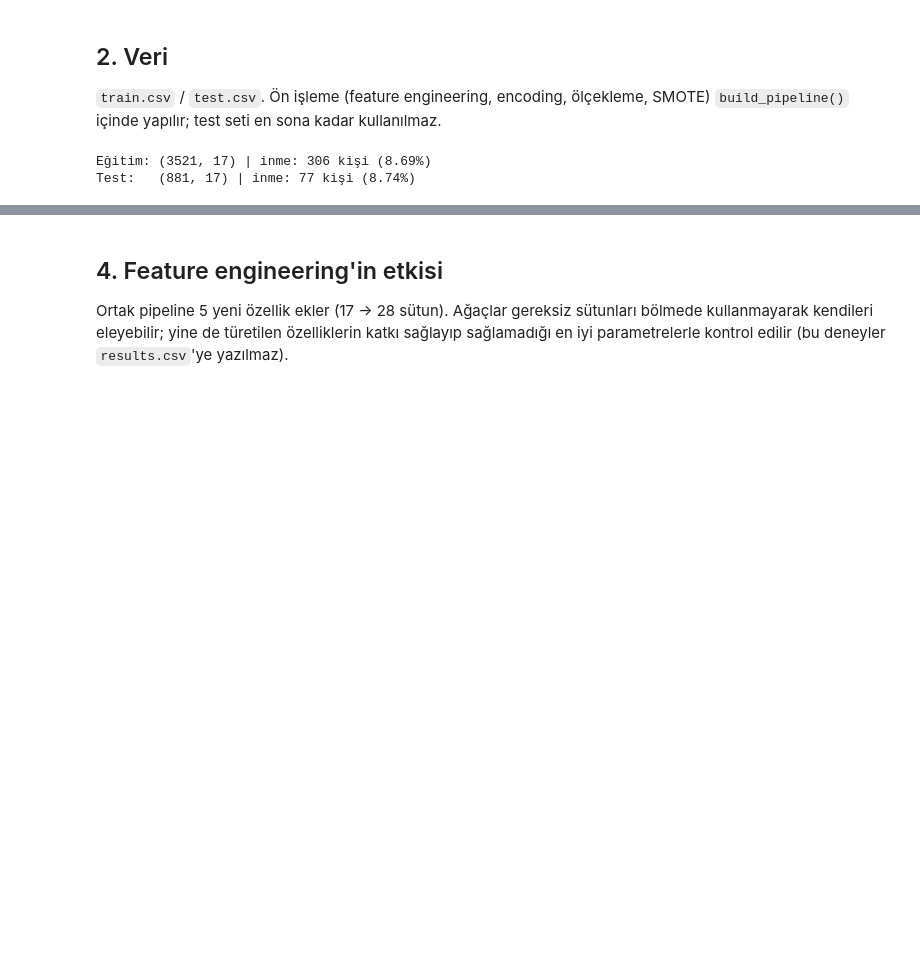
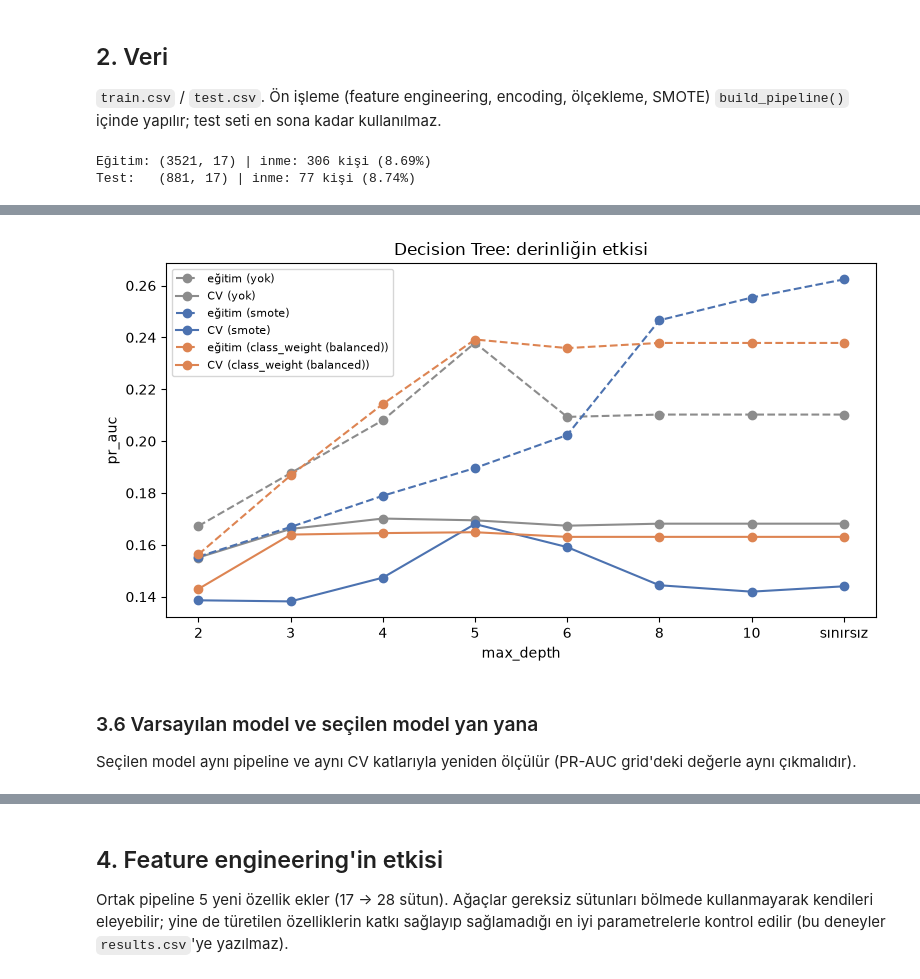
Before and after one commit to Soo-de/stroke_detection_ML, a Jupyter notebook: notebooks/07_model_dt.ipynb, the cells around one changed output, grey strips where cells are left out. Drawn from its saved outputs; the diff is of its cells as text; code cells hidden in the pictures; blank space fills up the shorter version.

```diff
--- a/notebooks/07_model_dt.ipynb
+++ b/notebooks/07_model_dt.ipynb
@@ -148,18 +69,0 @@ Her derinlik için, iki dengeleme yönteminde de en iyi `min_samples_leaf` / `cr
-# %%
-r = results.copy()
-r["max_depth"] = r["max_depth"].replace("None", "sınırsız")
-order = ["2", "3", "4", "5", "6", "8", "10", "sınırsız"]
-
-fig, ax = plt.subplots(figsize=(8, 4.5))
-for bal, color in [("smote", "#4C72B0"), ("class_weight", "#DD8452")]:
-    sub = (r[r["balance"] == bal].sort_values(f"{MAIN_METRIC}_cv", ascending=False)
-           .drop_duplicates("max_depth").set_index("max_depth").loc[order])
-    ax.plot(order, sub[f"{MAIN_METRIC}_train"], "o--", color=color, label=f"eğitim ({bal})")
-    ax.plot(order, sub[f"{MAIN_METRIC}_cv"], "o-", color=color, label=f"CV ({bal})")
-ax.set_xlabel("max_depth")
-ax.set_ylabel(MAIN_METRIC)
-ax.set_title("Decision Tree: derinliğin etkisi")
-ax.legend()
-plt.tight_layout()
-plt.savefig(FIG_DIR / f"{MODEL_CODE}_depth_overfitting.png", dpi=200)
-plt.show()
@@ -165,0 +328,24 @@ plt.show()
+# %%
+r = full.copy()
+r["max_depth"] = r["max_depth"].replace("None", "sınırsız")
+order = GRID_ORDER["max_depth"][:-1] + ["sınırsız"]
+
+fig, ax = plt.subplots(figsize=(8, 4.5))
+for bal, color in [("yok", "#8C8C8C"), ("smote", "#4C72B0"), ("class_weight (balanced)", "#DD8452")]:
+    sub = (r[r["dengeleme"] == bal].sort_values("pr_auc_cv", ascending=False)
+           .drop_duplicates("max_depth").set_index("max_depth").loc[order])
+    ax.plot(order, sub["pr_auc_train"], "o--", color=color, label=f"eğitim ({bal})")
+    ax.plot(order, sub["pr_auc_cv"], "o-", color=color, label=f"CV ({bal})")
+ax.set_xlabel("max_depth")
+ax.set_ylabel(MAIN_METRIC)
+ax.set_title("Decision Tree: derinliğin etkisi")
+ax.legend(fontsize=8)
+plt.tight_layout()
+plt.savefig(FIG_DIR / f"{MODEL_CODE}_depth_overfitting.png", dpi=200)
+plt.show()
+# %% [output]
+[figure, added]
+# %% [markdown]
+### 3.6 Varsayılan model ve seçilen model yan yana
+
+Seçilen model aynı pipeline ve aynı CV katlarıyla yeniden ölçülür (PR-AUC grid'deki değerle aynı çıkmalıdır).
```
Also changed, not shown: parts of 29 cells of this notebook, 8 other files.
